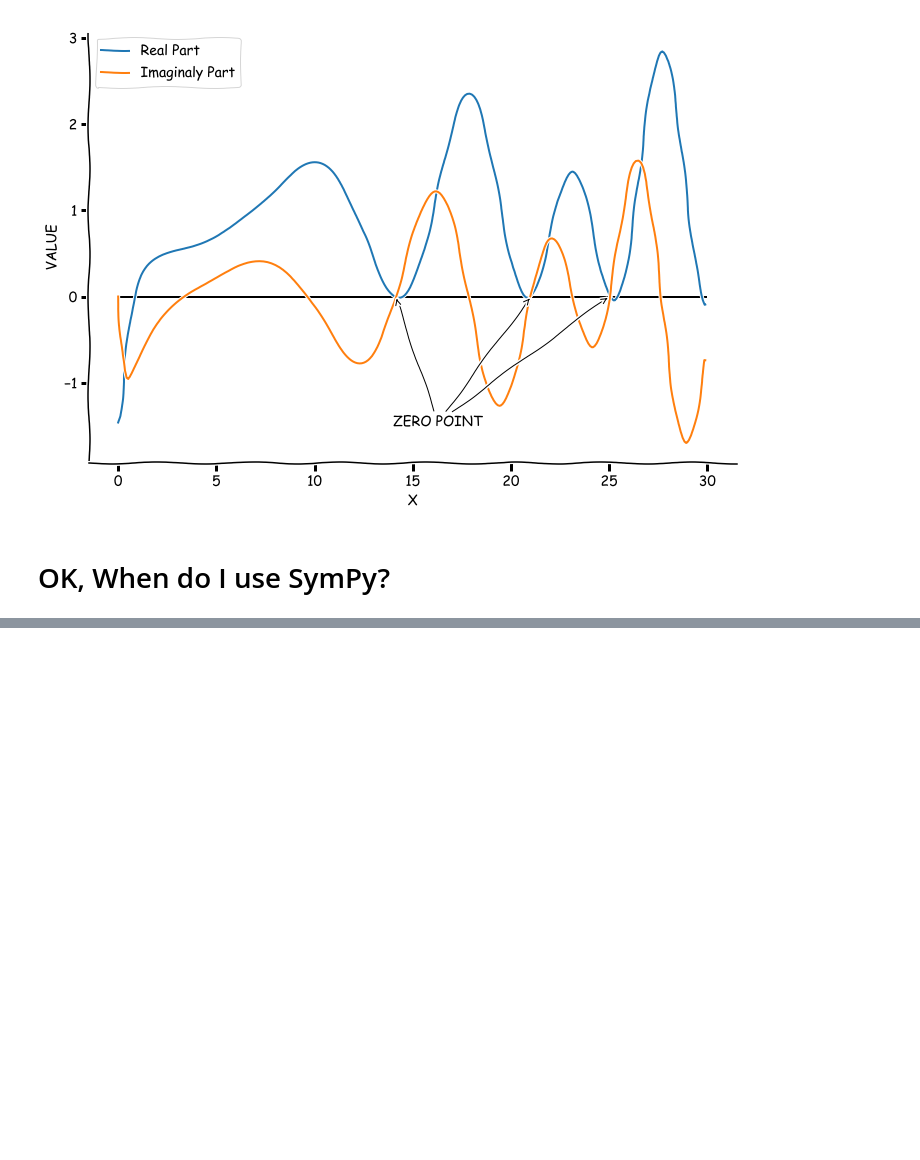
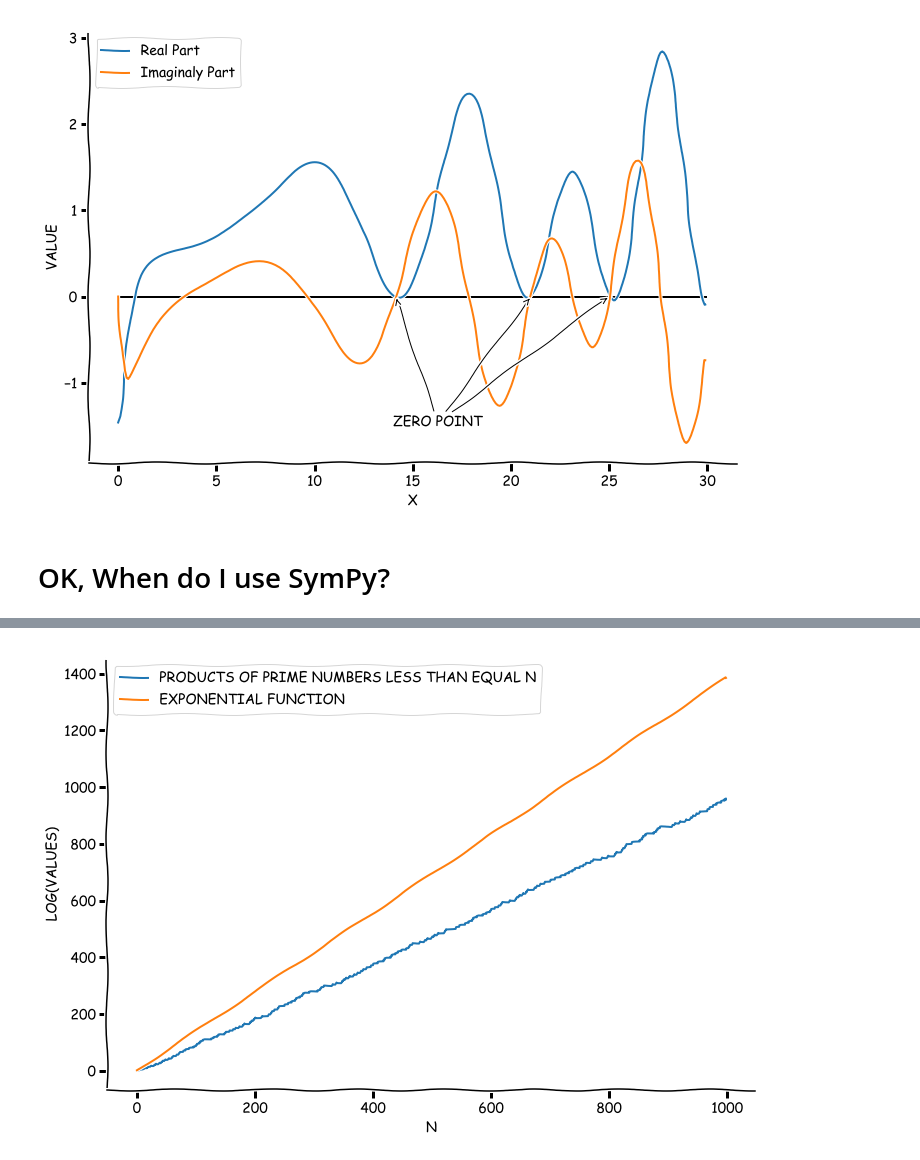
Before and after one commit to HayaoSuzuki/pyconjp2018, a Jupyter notebook: 180918slide_revised.ipynb, the cells around one changed output, grey strips where cells are left out. Drawn from its saved outputs; the diff is of its cells as text; code cells hidden in the pictures; blank space fills up the shorter version.

```diff
--- a/180918slide_revised.ipynb
+++ b/180918slide_revised.ipynb
@@ -564,0 +575,27 @@ with plt.xkcd():
+# %%
+import functools
+import itertools
+import math
+import operator
+
+import matplotlib.pyplot as plt
+from sympy import sieve
+
+N = 1000
+
+prods = [math.log(functools.reduce(operator.mul, sieve.primerange(1, n), 1)) for n in range(1, N)]  # log scale
+exs = [2*n*math.log(2) for n in range(1, N)]  # log scale
+
+with plt.xkcd():
+    fig = plt.figure()
+    ax = fig.add_axes((0, 0, 1.5, 1.5))
+    ax.spines['right'].set_color('none')
+    ax.spines['top'].set_color('none')
+    plt.plot(prods, label="Products of Prime Numbers less than equal N".upper())
+    plt.plot(exs, label="Exponential Function".upper())
+    plt.legend()
+
+    plt.xlabel('N')
+    plt.ylabel('log(values)'.upper())
+# %% [output]
+[figure, added]
```
Also changed, not shown: parts of 11 cells of this notebook.
